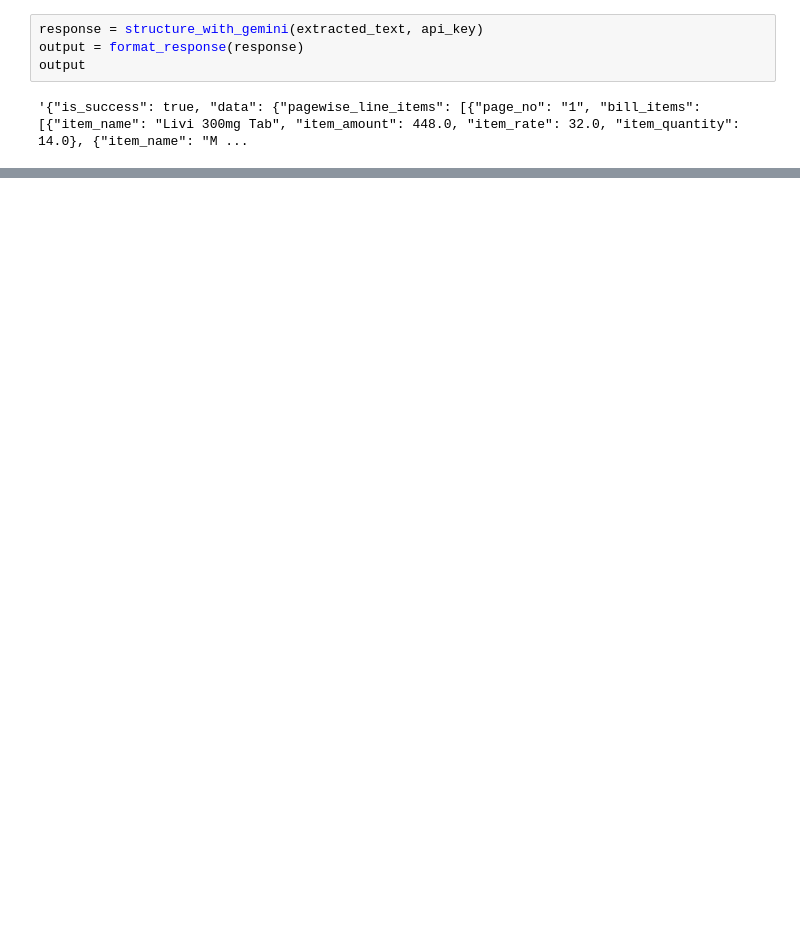
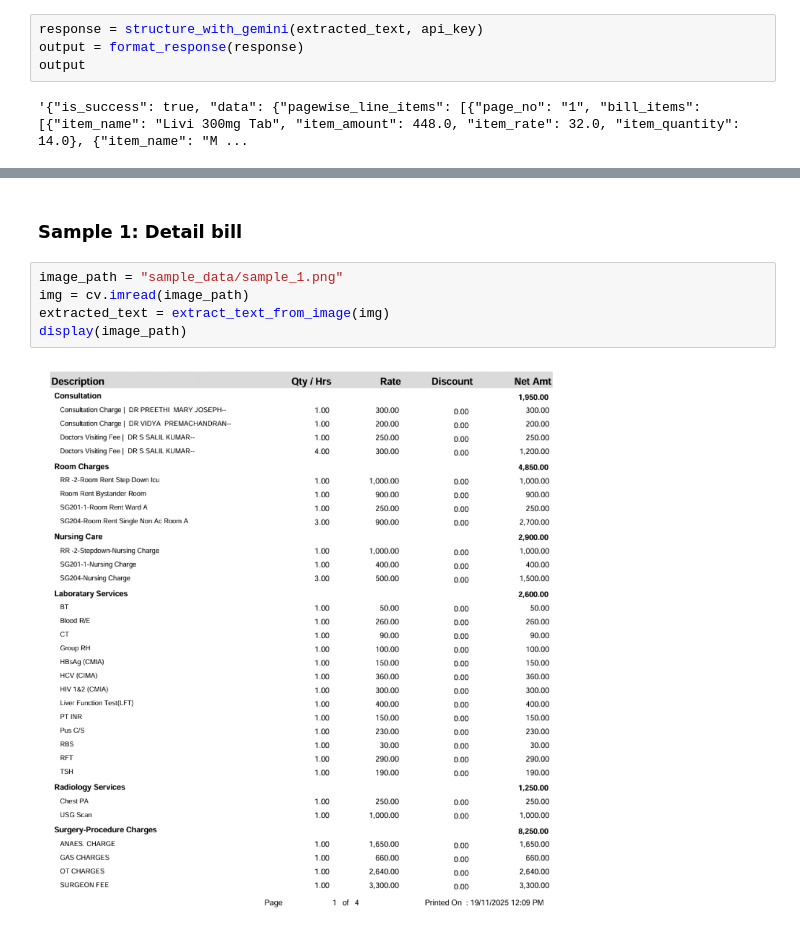
Before and after one commit to swarajmali45/bajaj_finserv, a Jupyter notebook: pytess_gemini.ipynb, the cells around one changed output, grey strips where cells are left out. Saved outputs shown, nothing was run; the diff lists cells and outputs as text; blank space fills up the shorter version.

```diff
--- a/pytess_gemini.ipynb
+++ b/pytess_gemini.ipynb
@@ -125,0 +170,9 @@ str
+# %% [markdown]
+### Sample 1: Detail bill
+# %%
+image_path = "sample_data/sample_1.png"
+img = cv.imread(image_path)
+extracted_text = extract_text_from_image(img)
+display(image_path)
+# %% [output]
+[figure, added]
```
Also changed, not shown: parts of 11 cells of this notebook, 1 other file.
